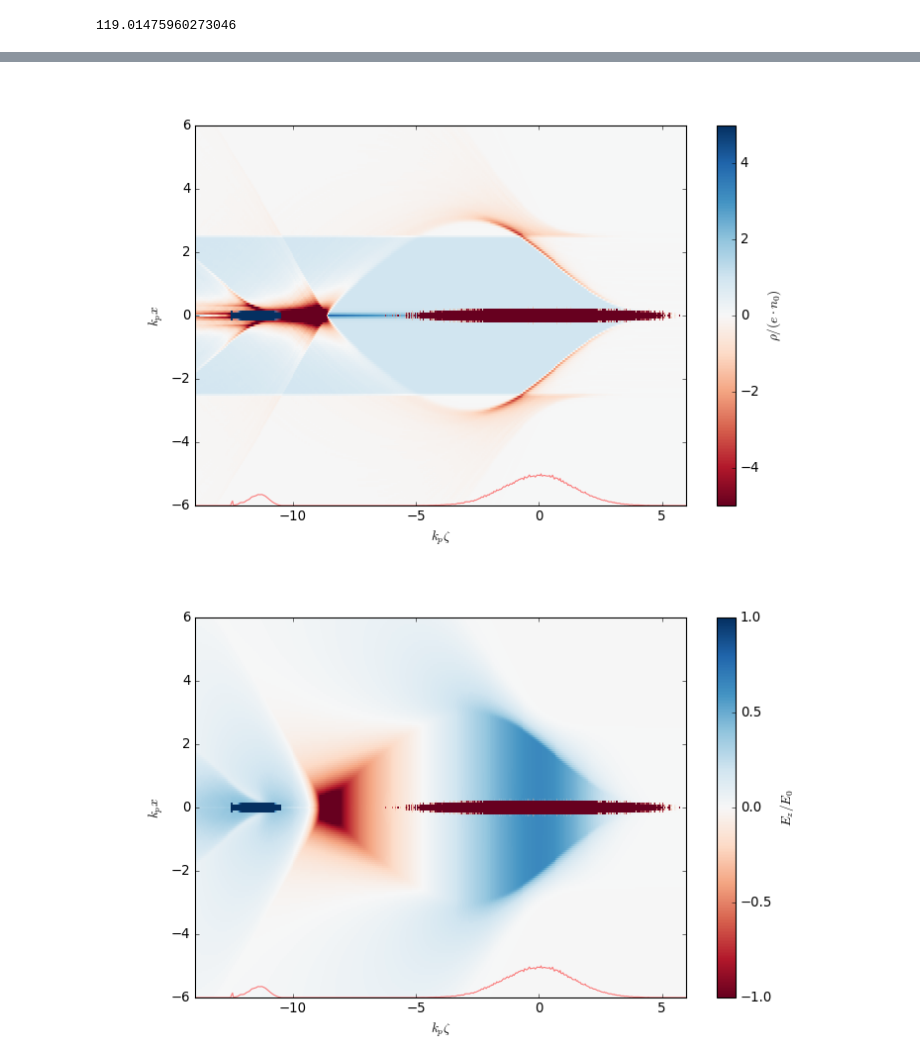
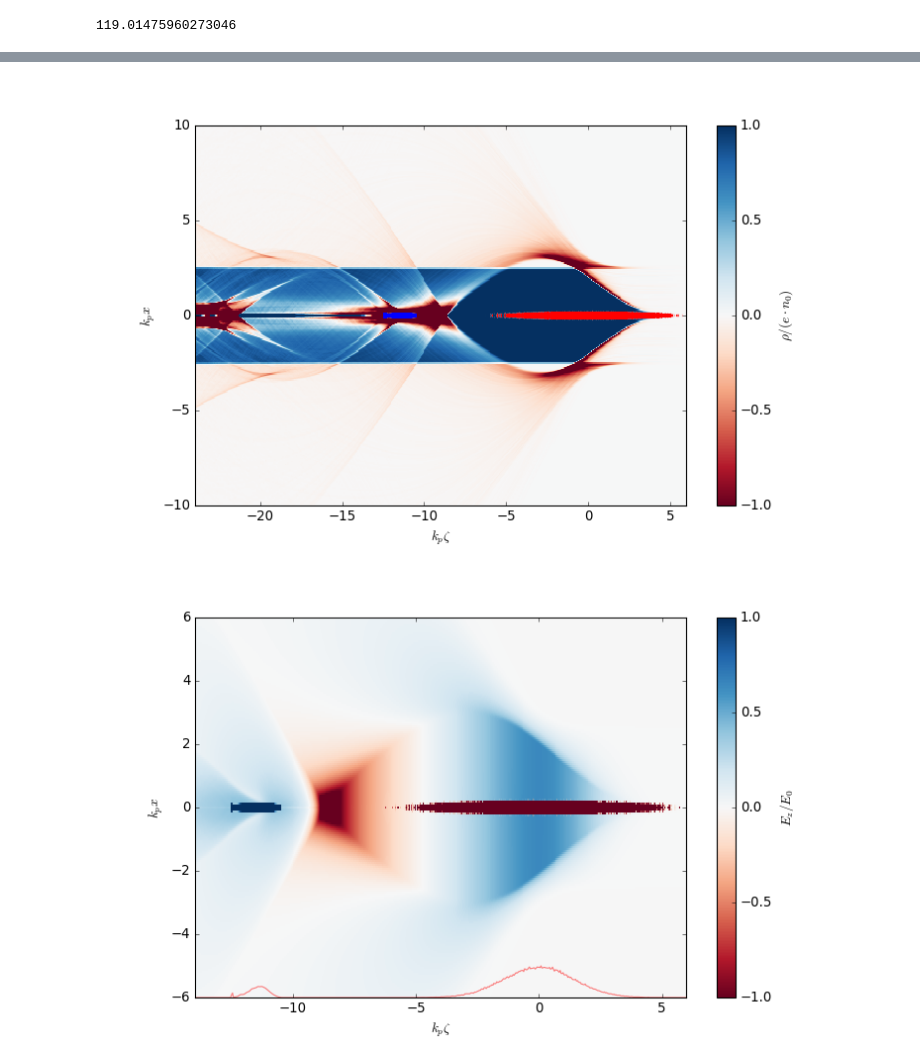
Before and after one commit to MaxVarverakis/PositronPWFA, a Jupyter notebook: analysis/filament.ipynb, the cells around one changed output, grey strips where cells are left out. Saved outputs shown, nothing was run; the diff lists cells and outputs as text; code cells hidden in the pictures.

```diff
--- a/analysis/filament.ipynb
+++ b/analysis/filament.ipynb
@@ -23,11 +23,13 @@ plt.style.use('classic')
 step = True
 
 # d = 'none'
+# d = 'noneTest'
 # d = 'noneStep'
-d = 'behindShort'
+# d = 'noneRBase'
+# d = 'behindShort'
 # d = 'behindLong' # doesn't really work!
 # d = 'frontLong'
-# d = 'frontShort'
+d = 'frontShort'
 # d = 'frontLongB'
 # d = 'frontShortB'
 
@@ -320,38 +439,38 @@ plt.close()
 plt.figure(figsize = (10, 6))
 ax = plt.axes()
 # im = plt.pcolormesh(data.info.z, data.info.x, data.rho.T, cmap = 'Blues_r', vmin = -5, vmax = 0)
-im = plt.pcolormesh(data.info.z, data.info.x, data.rho.T, cmap = 'RdBu', vmin = -5, vmax = 5)
+im = plt.pcolormesh(data.info.z, data.info.x, data.rho.T, cmap = 'RdBu', vmin = -1, vmax = 1)
 
-plt.pcolormesh(data.info.z, data.info.x, data.jz_beam.T * IA, cmap = 'RdBuT', vmin = -1e14, vmax = 1e14)
-plt.plot(data.info.z, data.profile / max(data.profile) - 6, 'r', alpha = .5)
+plt.pcolormesh(data.info.z, data.info.x, data.jz_beam.T * IA, cmap = 'bwr_rT', vmin = -1e14, vmax = 1e14)
+# plt.plot(data.info.z, data.profile / max(data.profile) - 6, 'r', alpha = .5)
 
 # plt.xlim(-15, 6)
 plt.xlim(data.info.zmin, data.info.zmax)
 # plt.ylim(info.xmin, info.xmax)
-plt.ylim(-6, 6)
+plt.ylim(-10, 10)
 plt.ylabel('$k_px$')
 plt.xlabel('$k_p\zeta$')
 
 # ax2 = plt.twinx()
 # ax2.plot(data.info.z, data.Ez, color = 'black')
 # ax2.set_ylim(-.8, .8)
 # ax2.set_ylabel(r'$E_z/E_0$',  labelpad = 1)
 
 # divider2 = make_axes_locatable(ax)
 # cax2 = divider2.append_axes("right", size = "4%", pad = .8)
 # divider3 = make_axes_locatable(ax2)
 # cax3 = divider3.append_axes("right", size = "4%", pad = .8)
 # cax3.remove()
 
 
 cb2 = plt.colorbar(im)
 # cb2.formatter.set_useMathText(True)
 # cb2.formatter.set_powerlimits((0, 0))
 cb2.set_label(r'$\rho/(e\cdot n_0)$')
 # plt.savefig('images/basic.png', dpi = 300, bbox_inches = 'tight')
 plt.show()
 # %% [output]
-[figure, old version]
+[figure, new version]
 # %%
 Ez = data.ts.get_field(field = 'Ez', iteration = data.iteration)[0]
 
```
Also changed, not shown: parts of 15 cells of this notebook, 6 other files.
